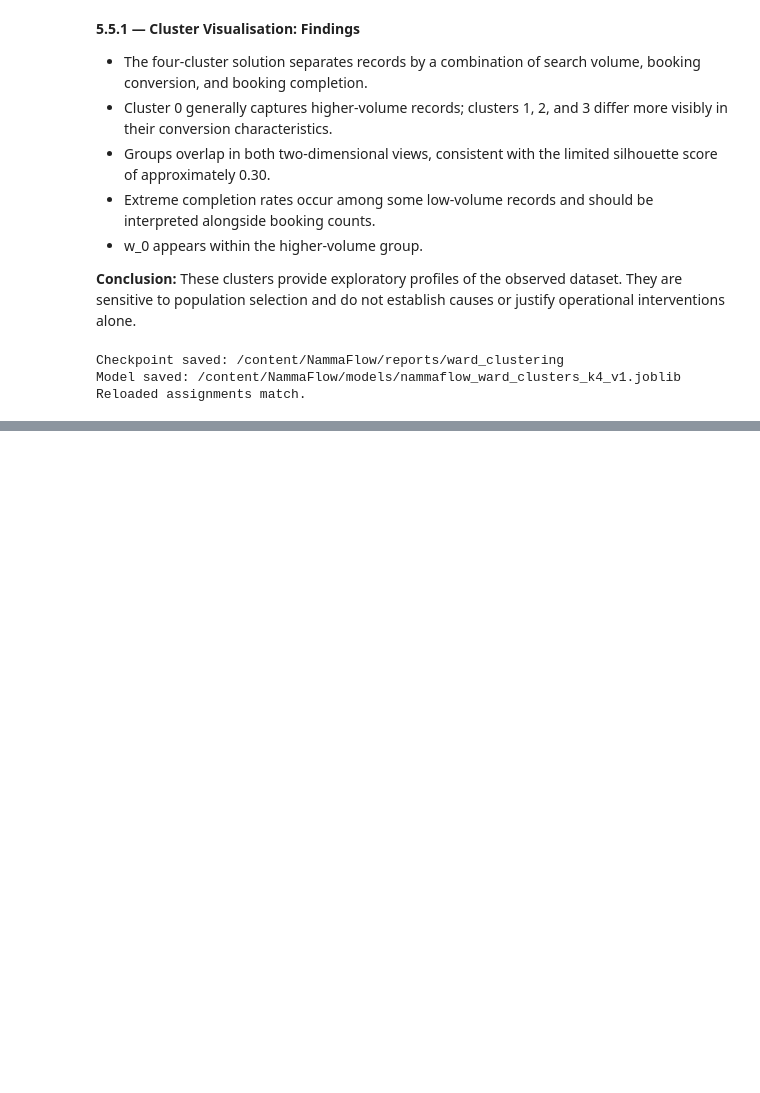
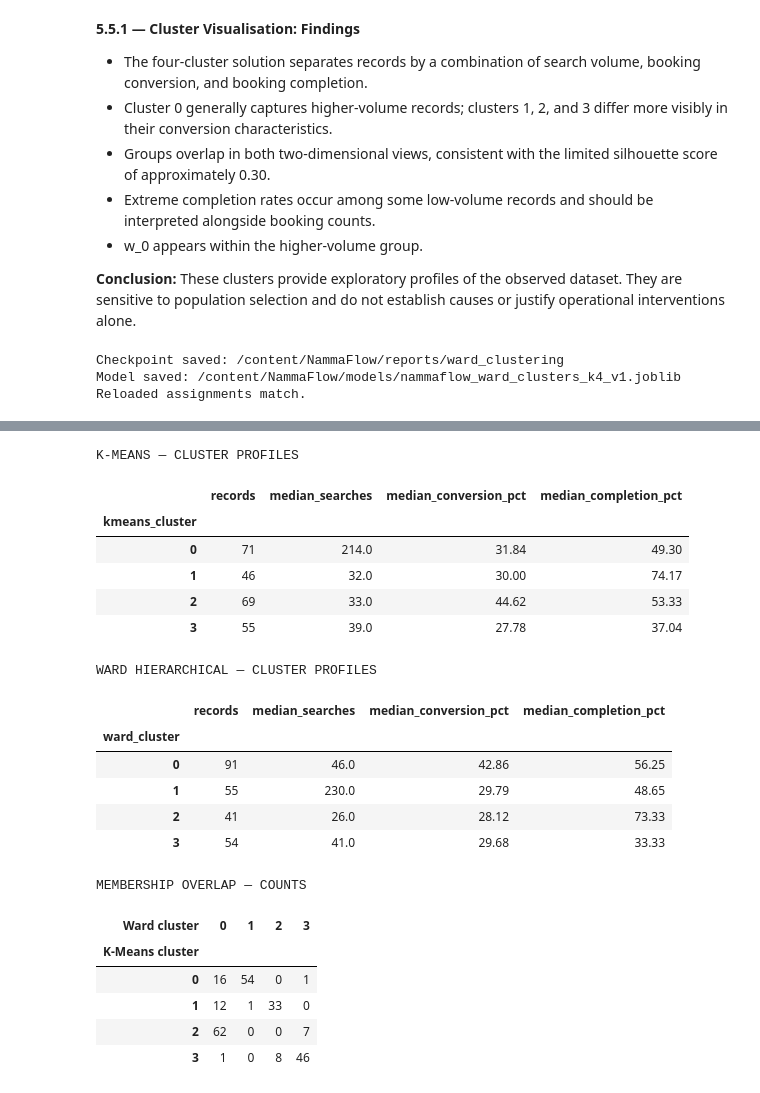
Before and after one commit to Narasimhan15/NammaFlow, a Jupyter notebook: notebooks/05_ward_clustering.ipynb, the cells around one changed output, grey strips where cells are left out. Saved outputs shown, nothing was run; the diff lists cells and outputs as text; code cells hidden in the pictures; blank space fills up the shorter version.

Commit message:
Add Ward clustering comparison and final exploratory conclusion

```diff
--- a/notebooks/05_ward_clustering.ipynb
+++ b/notebooks/05_ward_clustering.ipynb
@@ -1214,0 +1299,58 @@ Reloaded assignments match.
+# %%
+# 5.7.2 — Compare Profiles and Membership Overlap
+
+method_profile_data = clustering_base.copy()
+method_profile_data["kmeans_cluster"] = kmeans_labels
+method_profile_data["ward_cluster"] = ward_labels
+
+for label_column, method_name in [
+    ("kmeans_cluster", "K-Means"),
+    ("ward_cluster", "Ward hierarchical"),
+]:
+    profiles = method_profile_data.groupby(label_column).agg(
+        records=("ward_num", "size"),
+        median_searches=("ward_searches", "median"),
+        median_conversion=("ward_search_to_booking_rate", "median"),
+        median_completion=("ward_booking_completion_rate", "median"),
+    )
+
+    profiles["median_conversion"] *= 100
+    profiles["median_completion"] *= 100
+
+    profiles = profiles.rename(columns={
+        "median_conversion": "median_conversion_pct",
+        "median_completion": "median_completion_pct",
+    })
+
+    print(f"\n{method_name.upper()} — CLUSTER PROFILES")
+    display(profiles.round(2))
+
+print("\nMEMBERSHIP OVERLAP — COUNTS")
+display(pd.crosstab(
+    method_profile_data["kmeans_cluster"],
+    method_profile_data["ward_cluster"],
+    rownames=["K-Means cluster"],
+    colnames=["Ward cluster"],
+))
+# %% [output]
+K-MEANS — CLUSTER PROFILES
+|  | records | median_searches | median_conversion_pct | median_completion_pct |
+| kmeans_cluster |  |  |  |  |
+| 0 | 71 | 214.0 | 31.84 | 49.30 |
+| 1 | 46 | 32.0 | 30.00 | 74.17 |
+| 2 | 69 | 33.0 | 44.62 | 53.33 |
+| 3 | 55 | 39.0 | 27.78 | 37.04 |
+WARD HIERARCHICAL — CLUSTER PROFILES
+|  | records | median_searches | median_conversion_pct | median_completion_pct |
+| ward_cluster |  |  |  |  |
+| 0 | 91 | 46.0 | 42.86 | 56.25 |
+| 1 | 55 | 230.0 | 29.79 | 48.65 |
+| 2 | 41 | 26.0 | 28.12 | 73.33 |
+| 3 | 54 | 41.0 | 29.68 | 33.33 |
+MEMBERSHIP OVERLAP — COUNTS
+| Ward cluster | 0 | 1 | 2 | 3 |
+| K-Means cluster |  |  |  |  |
+| 0 | 16 | 54 | 0 | 1 |
+| 1 | 12 | 1 | 33 | 0 |
+| 2 | 62 | 0 | 0 | 7 |
+| 3 | 1 | 0 | 8 | 46 |
```
Also changed, not shown: parts of 11 cells of this notebook, 5 other files.
